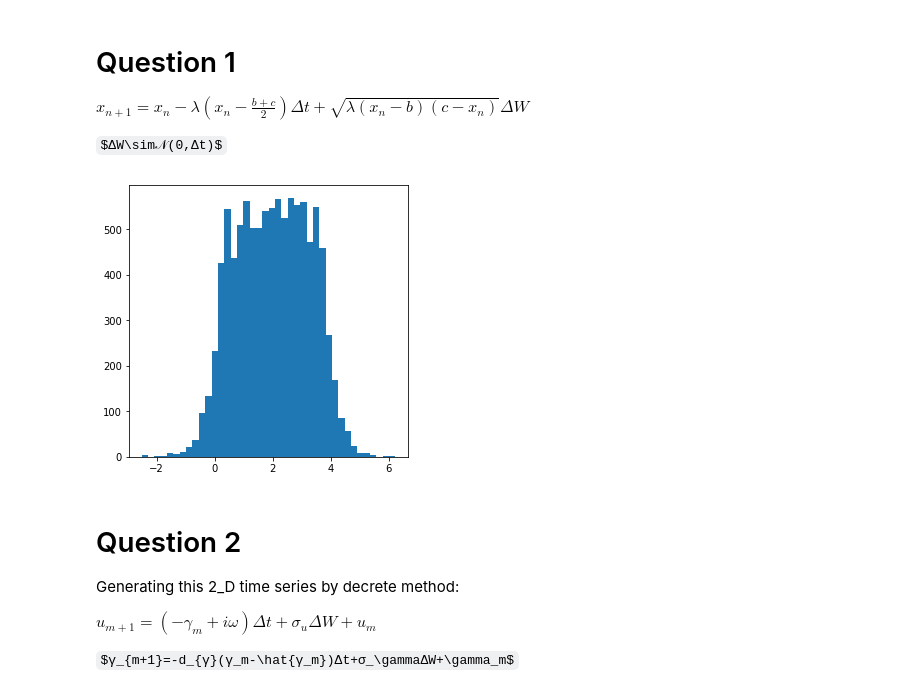
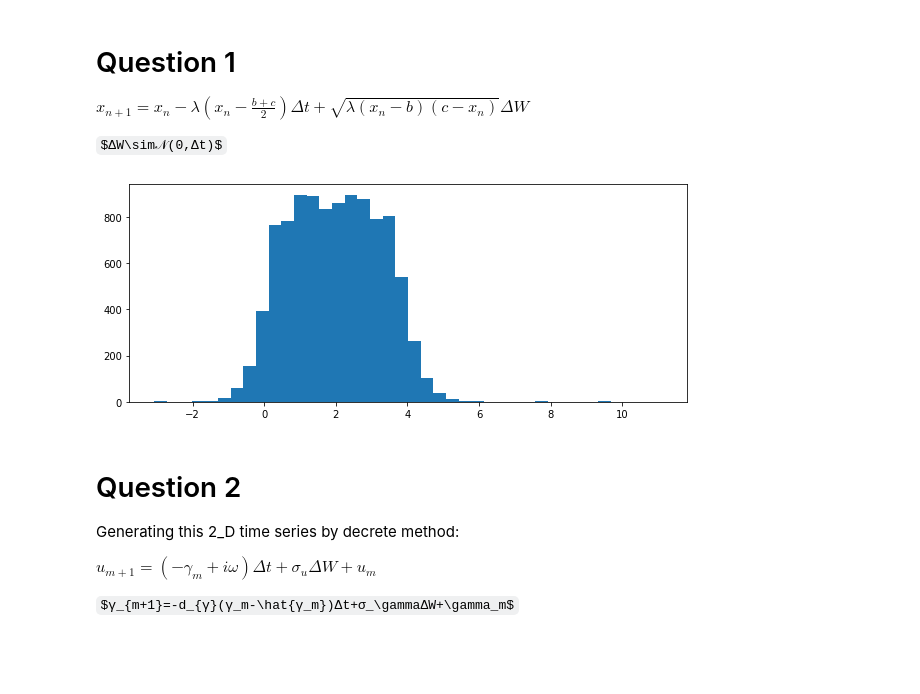
Before and after one commit to Guidong99/Colab, a Jupyter notebook: 833hw4.ipynb, the cells around one changed output. Saved outputs shown, nothing was run; the diff lists cells and outputs as text; code cells hidden in the pictures; some formulas as TeX source; blank space fills up the shorter version.

```diff
--- a/833hw4.ipynb
+++ b/833hw4.ipynb
@@ -21,20 +23,20 @@ $ΔW\sim𝒩(0,Δt)$
 # %%
 dt=0.25
 b=0
 c=4
 lam=1
 x=[2]
 for i in range(10000):
   u=x[-1]
   dw=np.random.normal(0,sqrt(dt))
   u=u+dt*(-lam*(u-(b+c)/2))+dw*(lam*(u-b)*(c-u))**0.5
   x.append(u)
-fig=plt.figure(figsize=(5,5))
+fig=plt.figure(figsize=(10,4))
 ax1=plt.subplot(1,1,1)
 ax1=plt.hist(x,40)
 plt.show()
 # %% [output]
-[figure, old version]
+[figure, new version]
 # %% [markdown]
 # Question 2
 
```
Also changed, not shown: parts of 8 cells of this notebook.
